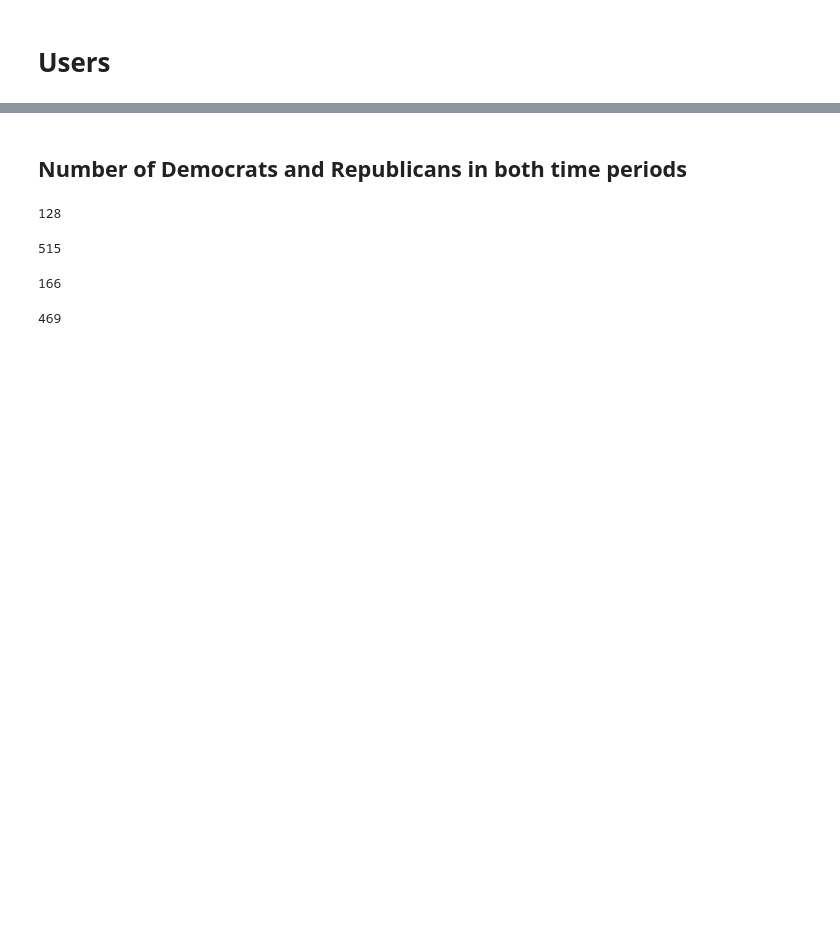
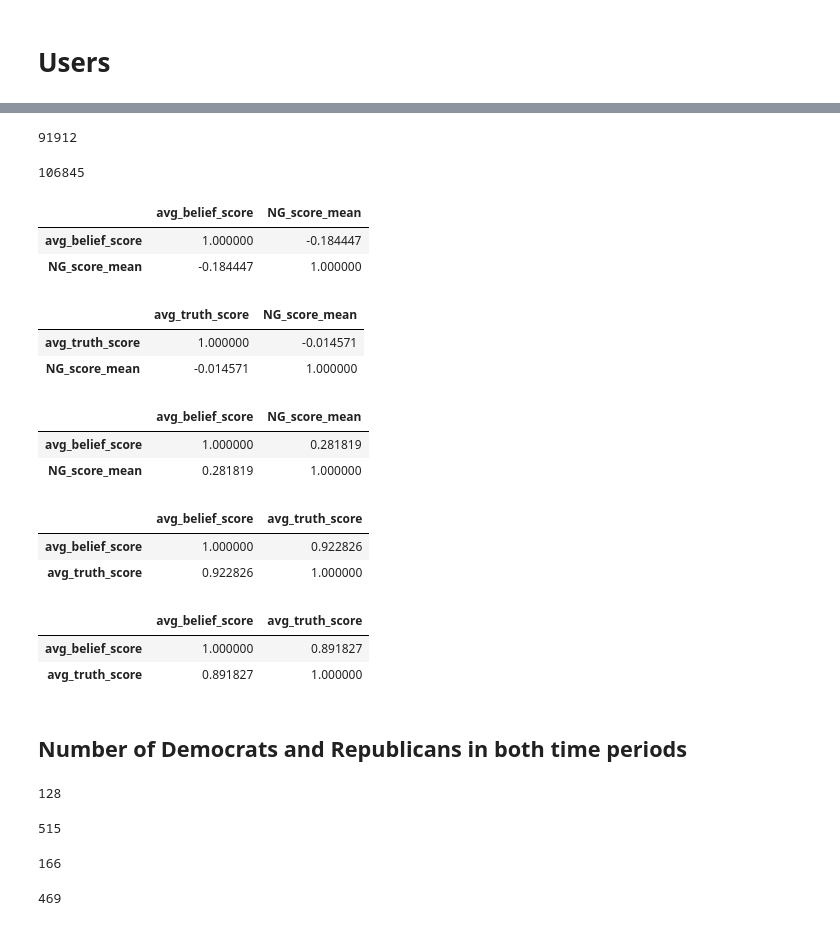
Before and after one commit to JanaLasser/new-ontology-of-truth, a Jupyter notebook: code/analysis/descriptive_dataset_statistics.ipynb, the cells around one changed output, grey strips where cells are left out. Saved outputs shown, nothing was run; the diff lists cells and outputs as text; code cells hidden in the pictures; blank space fills up the shorter version.

```diff
--- a/code/analysis/descriptive_dataset_statistics.ipynb
+++ b/code/analysis/descriptive_dataset_statistics.ipynb
@@ -28 +73,39 @@ users.head(2)
+# %%
+len(tweets[(tweets["belief"] == 1) & (tweets["not_truth"] == 1)])
+# %% [output]
+91912
+# %%
+len(tweets[(tweets["truth"] == 1) & (tweets["not_belief"] == 1)])
+# %% [output]
+106845
+# %%
+rep[["avg_belief_score", "NG_score_mean"]].corr()
+# %% [output]
+|  | avg_belief_score | NG_score_mean |
+| avg_belief_score | 1.000000 | -0.184447 |
+| NG_score_mean | -0.184447 | 1.000000 |
+# %%
+rep[["avg_truth_score", "NG_score_mean"]].corr()
+# %% [output]
+|  | avg_truth_score | NG_score_mean |
+| avg_truth_score | 1.000000 | -0.014571 |
+| NG_score_mean | -0.014571 | 1.000000 |
+# %%
+dem[["avg_belief_score", "NG_score_mean"]].corr()
+# %% [output]
+|  | avg_belief_score | NG_score_mean |
+| avg_belief_score | 1.000000 | 0.281819 |
+| NG_score_mean | 0.281819 | 1.000000 |
+# %%
+users[["avg_belief_score", "avg_truth_score"]].corr()
+# %% [output]
+|  | avg_belief_score | avg_truth_score |
+| avg_belief_score | 1.000000 | 0.922826 |
+| avg_truth_score | 0.922826 | 1.000000 |
+# %%
+tweets[["avg_belief_score", "avg_truth_score"]].corr()
+# %% [output]
+|  | avg_belief_score | avg_truth_score |
+| avg_belief_score | 1.000000 | 0.891827 |
+| avg_truth_score | 0.891827 | 1.000000 |
 # %%
```
Also changed, not shown: parts of 53 cells of this notebook, 54 other files.
